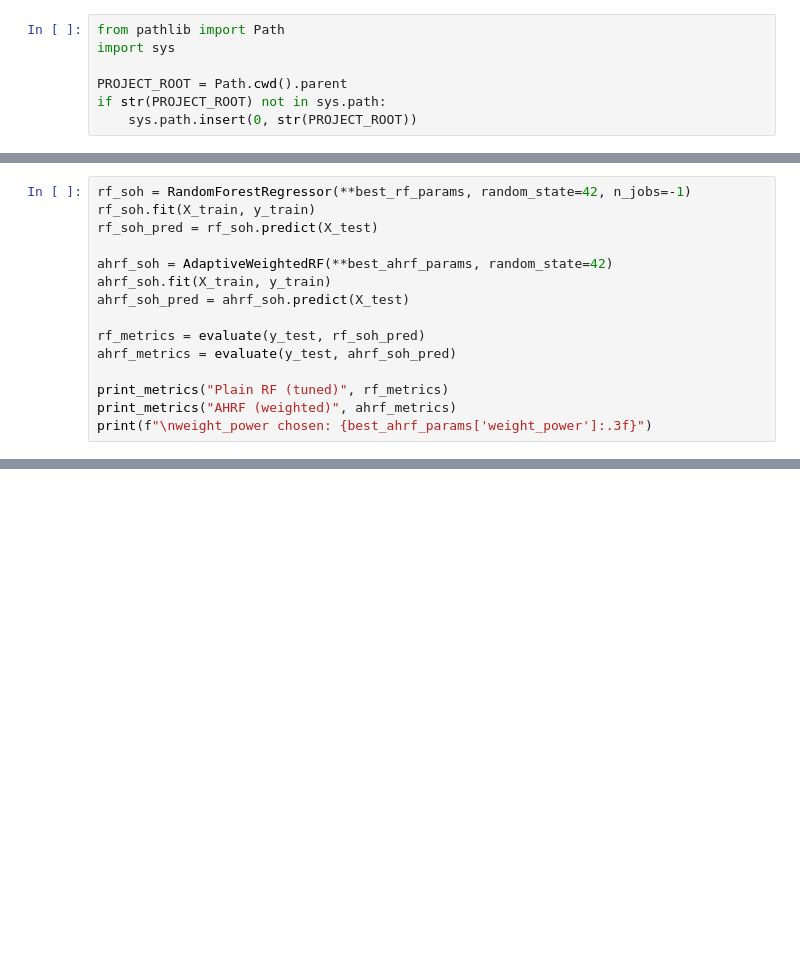
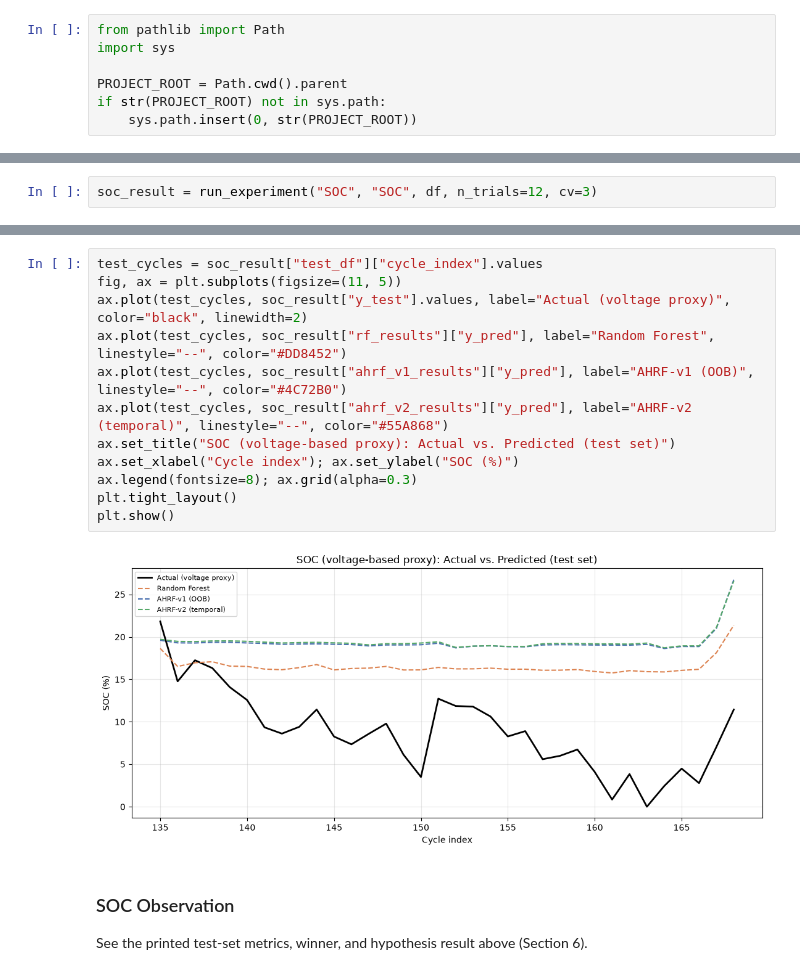
Before and after one commit to TTeerrtthh/SBMS_PROJECT, a Jupyter notebook: notebooks/05_model_training.ipynb, the cells around one changed output, grey strips where cells are left out. Saved outputs shown, nothing was run; the diff lists cells and outputs as text; blank space fills up the shorter version.

```diff
--- a/notebooks/05_model_training.ipynb
+++ b/notebooks/05_model_training.ipynb
@@ -109,15 +28,0 @@ Best parameters: {'n_estimators': 100, 'max_depth': 7, 'min_samples_split': 2, '
-# %%
-rf_soh = RandomForestRegressor(**best_rf_params, random_state=42, n_jobs=-1)
-rf_soh.fit(X_train, y_train)
-rf_soh_pred = rf_soh.predict(X_test)
-
-ahrf_soh = AdaptiveWeightedRF(**best_ahrf_params, random_state=42)
-ahrf_soh.fit(X_train, y_train)
-ahrf_soh_pred = ahrf_soh.predict(X_test)
-
-rf_metrics = evaluate(y_test, rf_soh_pred)
-ahrf_metrics = evaluate(y_test, ahrf_soh_pred)
-
-print_metrics("Plain RF (tuned)", rf_metrics)
-print_metrics("AHRF (weighted)", ahrf_metrics)
-print(f"\nweight_power chosen: {best_ahrf_params['weight_power']:.3f}")
@@ -283,0 +397,2 @@ Notebook 06 will benchmark AHRF against a wider set of standard models (Linear R
+# %%
+soc_result = run_experiment("SOC", "SOC", df, n_trials=12, cv=3)
@@ -283,0 +459,17 @@ Notebook 06 will benchmark AHRF against a wider set of standard models (Linear R
+# %%
+test_cycles = soc_result["test_df"]["cycle_index"].values
+fig, ax = plt.subplots(figsize=(11, 5))
+ax.plot(test_cycles, soc_result["y_test"].values, label="Actual (voltage proxy)", color="black", linewidth=2)
+ax.plot(test_cycles, soc_result["rf_results"]["y_pred"], label="Random Forest", linestyle="--", color="#DD8452")
+ax.plot(test_cycles, soc_result["ahrf_v1_results"]["y_pred"], label="AHRF-v1 (OOB)", linestyle="--", color="#4C72B0")
+ax.plot(test_cycles, soc_result["ahrf_v2_results"]["y_pred"], label="AHRF-v2 (temporal)", linestyle="--", color="#55A868")
+ax.set_title("SOC (voltage-based proxy): Actual vs. Predicted (test set)")
+ax.set_xlabel("Cycle index"); ax.set_ylabel("SOC (%)")
+ax.legend(fontsize=8); ax.grid(alpha=0.3)
+plt.tight_layout()
+plt.show()
+# %% [output]
+[figure, added]
+# %% [markdown]
+### SOC Observation
+See the printed test-set metrics, winner, and hypothesis result above (Section 6).
```
Also changed, not shown: parts of 68 cells of this notebook, 25 other files.
